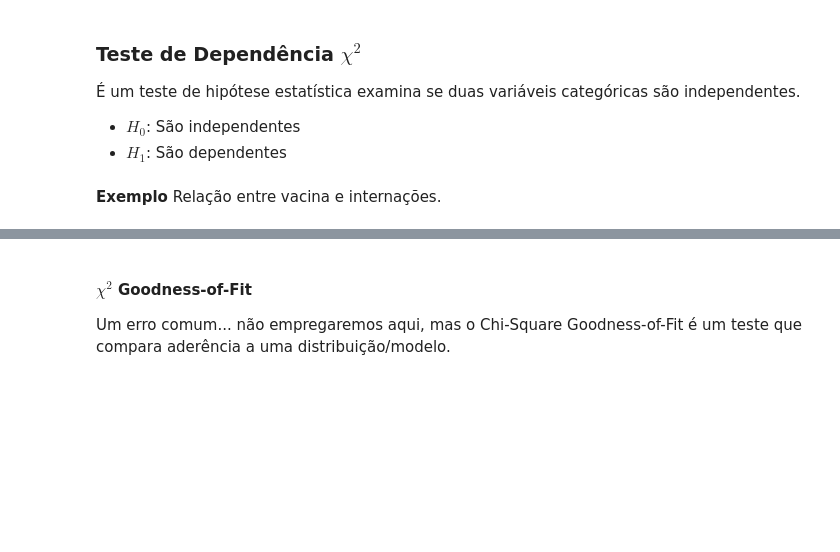
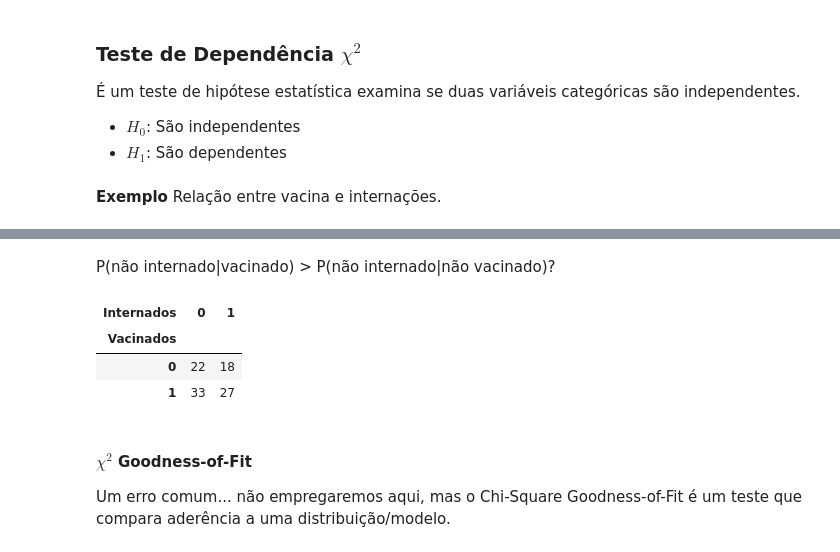
Before and after one commit to Rogerio-mack/IMT_CD_2026, a Jupyter notebook: HandsOn_Testes_de_Hipoteses.ipynb, the cells around one changed output, grey strips where cells are left out. Saved outputs shown, nothing was run; the diff lists cells and outputs as text; code cells hidden in the pictures; blank space fills up the shorter version.

```diff
--- a/HandsOn_Testes_de_Hipoteses.ipynb
+++ b/HandsOn_Testes_de_Hipoteses.ipynb
@@ -1398,3 +1402,16 @@ print(chi2,p)
+# %% [markdown]
+P(não internado|vacinado) > P(não internado|não vacinado)?
+# %%
+tab = pd.crosstab(pd.Series(vacinados, name='Vacinados'),
+            pd.Series(internados, name='Internados'))
+tab.iloc[0,:] = expected[0,:]
+tab.iloc[1,:] = expected[1,:]
+tab.style.background_gradient(cmap='Blues')
+# %% [output]
+| Internados | 0 | 1 |
+| Vacinados |  |  |
+| 0 | 22 | 18 |
+| 1 | 33 | 27 |
 # %% [markdown]
 #### $\chi^2$ Goodness-of-Fit
 
```
Also changed, not shown: parts of 15 cells of this notebook.
